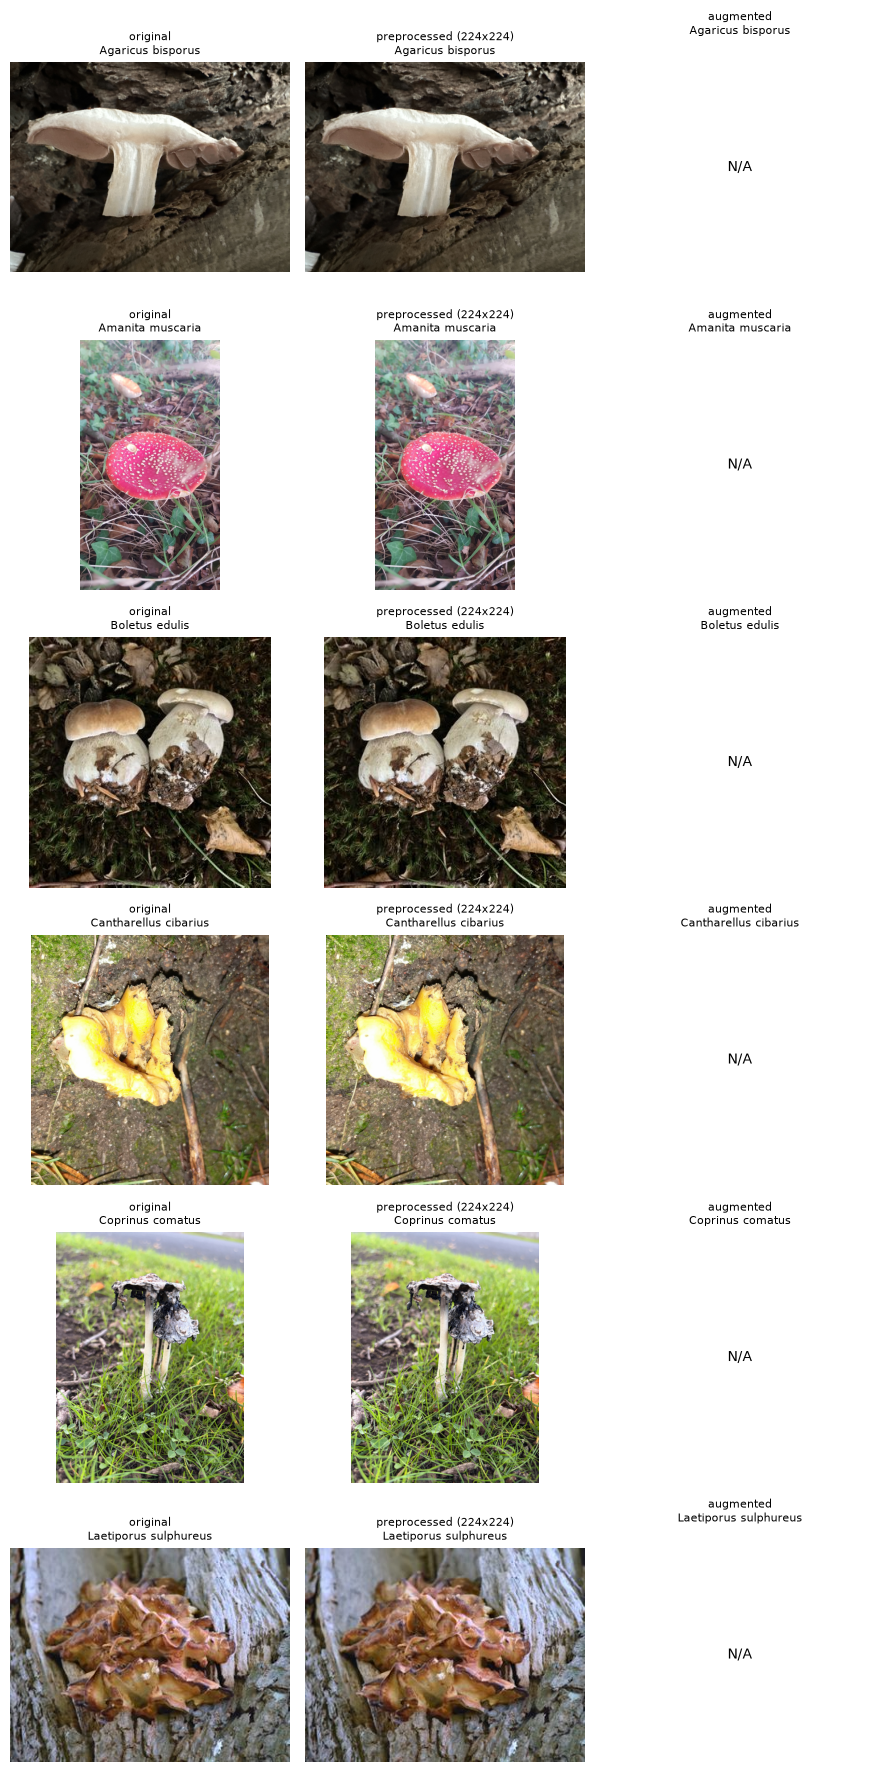
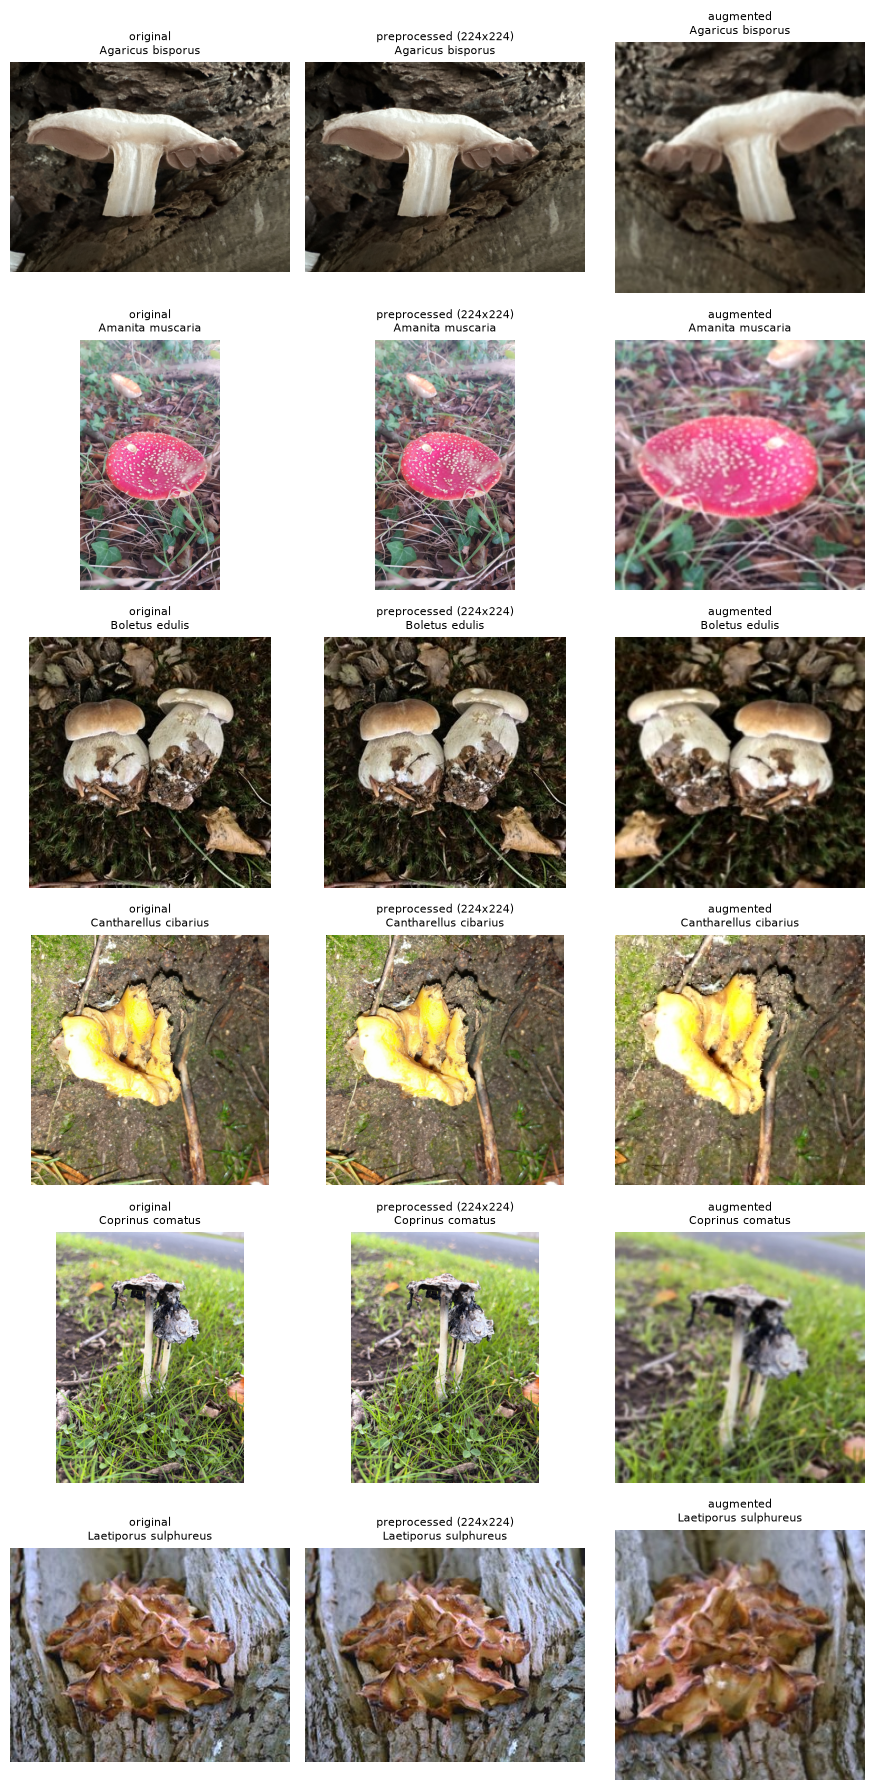
Unified diff of the notebook cell whose output changed from the first chart to the second:
--- before
+++ after
@@ -5,5 +5,8 @@
 # All three columns show the SAME image at different stages of the pipeline.
 # Strategy: pick a random preprocessed file from classification_data/train/<Species>/,
-# then look up its original in data/raw/<source>/<Species>/, then pick its _aug1 sibling.
+# look up the original in data/raw/<source>/<Species>/ via the matching stem, and
+# look up the augmented `_aug1.jpg` sibling under the PARALLEL augmented tree
+# (classification_data_aug/train/<Species>/, NOT classification_data/train/<Species>/
+# -- augmentation writes to a separate directory by design, see step9-code).
 species_list = sorted(metadata['canonical_species'].unique())[:6]
 random.seed(42)
@@ -11,4 +14,6 @@
 if len(species_list) == 1:
     axes = [axes]
+rendered = 0
+print('Step 11.2 sample grid -- chosen stems (original | preprocessed | augmented):')
 for row, species in enumerate(species_list):
     species_safe = species.replace(' ', '_')
@@ -20,20 +25,31 @@
         if candidates:
             preproc_path = random.choice(candidates)
+    if not preproc_path:
+        print(f'  skip {species!r}: no preprocessed files under {cls_species_dir}')
+        for col in range(3):
+            ax = axes[row][col] if len(species_list) > 1 else axes[col]
+            ax.text(0.5, 0.5, 'no input files', ha='center', va='center', fontsize=8)
+            ax.set_title(species, fontsize=8)
+            ax.axis('off')
+        continue
+    src_stem = preproc_path.stem
     orig_path = None
-    if preproc_path:
-        src_stem = preproc_path.stem
-        for raw_source_dir in RAW_DIR.iterdir():
-            if not raw_source_dir.is_dir():
-                continue
-            candidate = raw_source_dir / species_safe / f'{src_stem}{preproc_path.suffix.lower()}'
-            if candidate.exists():
-                orig_path = candidate
-                break
-    aug_path = None
-    if preproc_path:
-        candidate = preproc_path.parent / f'{preproc_path.stem}_aug1.jpg'
+    for raw_source_dir in RAW_DIR.iterdir():
+        if not raw_source_dir.is_dir():
+            continue
+        candidate = raw_source_dir / species_safe / f'{src_stem}{preproc_path.suffix.lower()}'
         if candidate.exists():
-            aug_path = candidate
-    for col, (label, p) in enumerate([('original', orig_path), ('preprocessed (224x224)', preproc_path), ('augmented', aug_path)]):
+            orig_path = candidate
+            break
+    # Augmented `_aug1.jpg` lives in the PARALLEL augmented tree, not the preprocessed
+    # sibling -- the augmentation step is intentionally non-destructive (see step9-code).
+    aug_path = (CLASSIFICATION_AUG_DIR / 'train' / species_safe /
+                f'{preproc_path.stem}_aug1.jpg')
+    print(f'  {species:<28s}  stem={src_stem!r:<35s}  '
+          f'orig={"yes" if (orig_path and orig_path.exists()) else "no"}  '
+          f'aug={"yes" if aug_path.exists() else "no"}')
+    for col, (label, p) in enumerate([('original', orig_path),
+                                      ('preprocessed (224x224)', preproc_path),
+                                      ('augmented', aug_path)]):
         ax = axes[row][col] if len(species_list) > 1 else axes[col]
         if p and Path(p).exists():
@@ -47,4 +63,7 @@
         ax.set_title(f"{label}\n{species}", fontsize=8)
         ax.axis('off')
+    rendered += 1
 plt.tight_layout()
 plt.show()
+print(f'Step 11.2: rendered {rendered}/{len(species_list)} species'
+      f' (skipping rows where any column had a missing file).')

Commit: chore: fix the augentation data